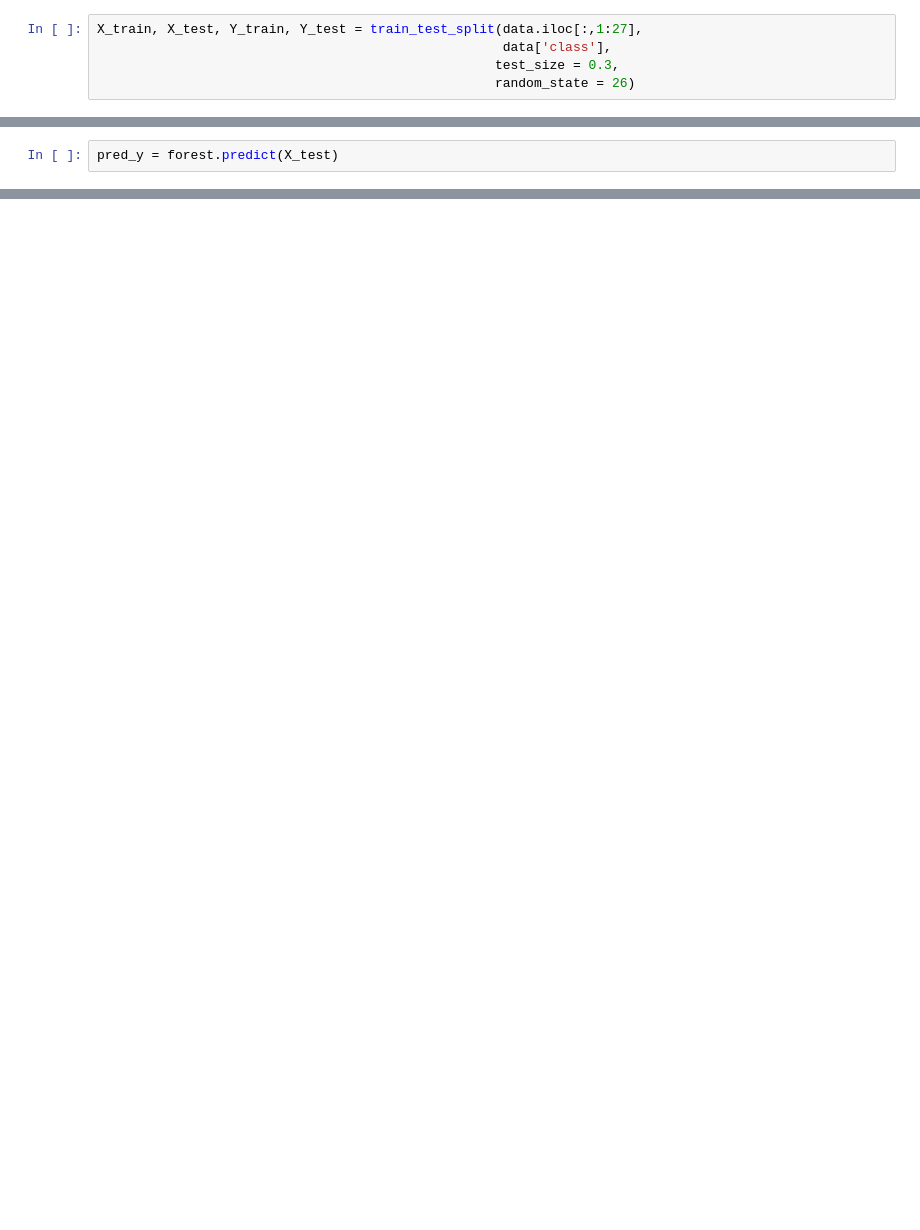
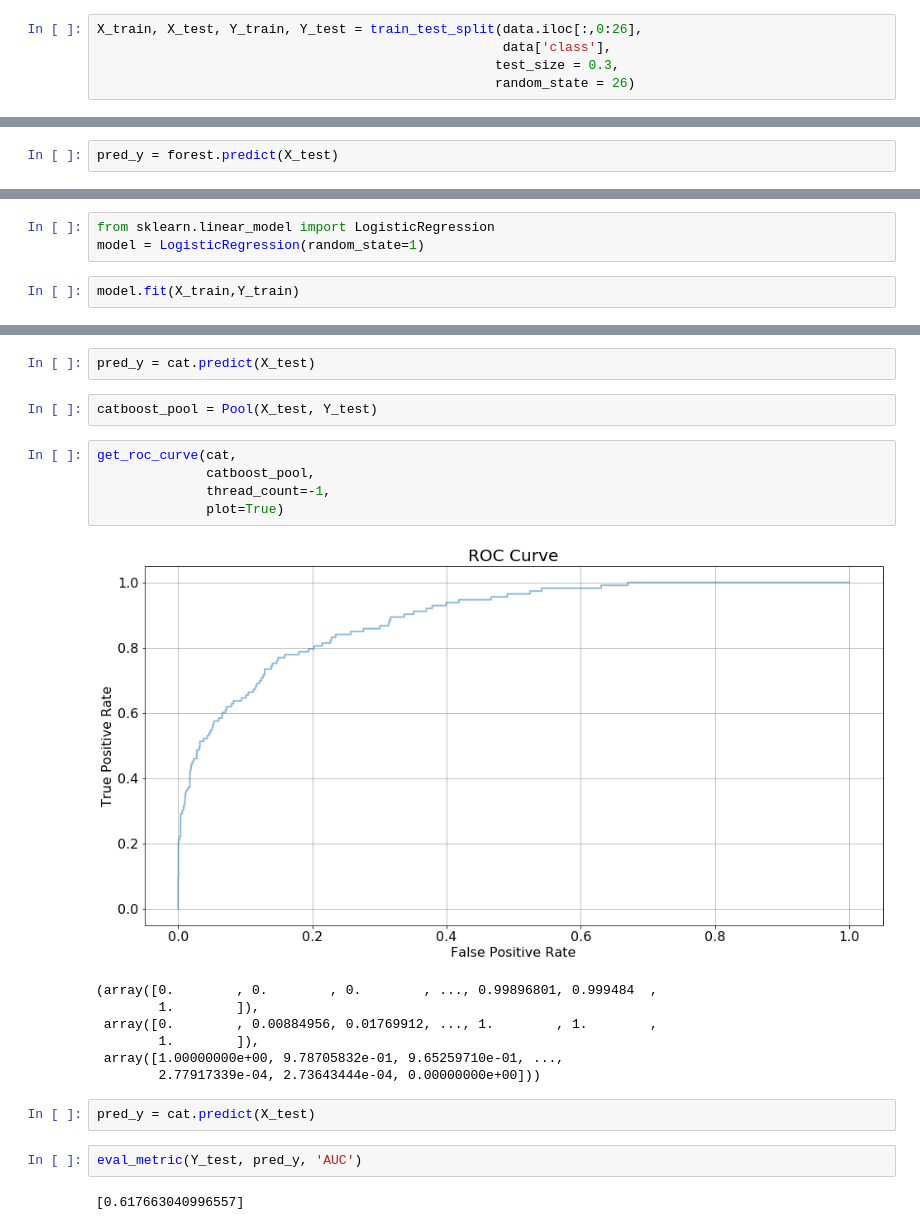
Before and after one commit to SeungjiNam07/ESC20SPRING_team4, a Jupyter notebook: 코드/Prototype_Modeling.ipynb, the cells around one changed output, grey strips where cells are left out. Saved outputs shown, nothing was run; the diff lists cells and outputs as text; blank space fills up the shorter version.

```diff
--- a/코드/Prototype_Modeling.ipynb
+++ b/코드/Prototype_Modeling.ipynb
@@ -34,5 +32,5 @@ data.shape[1]
 # %%
-X_train, X_test, Y_train, Y_test = train_test_split(data.iloc[:,1:27],
+X_train, X_test, Y_train, Y_test = train_test_split(data.iloc[:,0:26],
                                                     data['class'],
                                                    test_size = 0.3,
                                                    random_state = 26)
@@ -71,0 +79,5 @@ F1 : 1.000
+# %%
+from sklearn.linear_model import LogisticRegression
+model = LogisticRegression(random_state=1)
+# %%
+model.fit(X_train,Y_train)
@@ -71,0 +126,23 @@ F1 : 1.000
+# %%
+pred_y = cat.predict(X_test)
+# %%
+catboost_pool = Pool(X_test, Y_test)
+# %%
+get_roc_curve(cat,
+              catboost_pool,
+              thread_count=-1,
+              plot=True)
+# %% [output]
+[figure, added]
+(array([0.        , 0.        , 0.        , ..., 0.99896801, 0.999484  ,
+        1.        ]),
+ array([0.        , 0.00884956, 0.01769912, ..., 1.        , 1.        ,
+        1.        ]),
+ array([1.00000000e+00, 9.78705832e-01, 9.65259710e-01, ...,
+        2.77917339e-04, 2.73643444e-04, 0.00000000e+00]))
+# %%
+pred_y = cat.predict(X_test)
+# %%
+eval_metric(Y_test, pred_y, 'AUC')
+# %% [output]
+[0.617663040996557]
```
Also changed, not shown: parts of 35 cells of this notebook.
